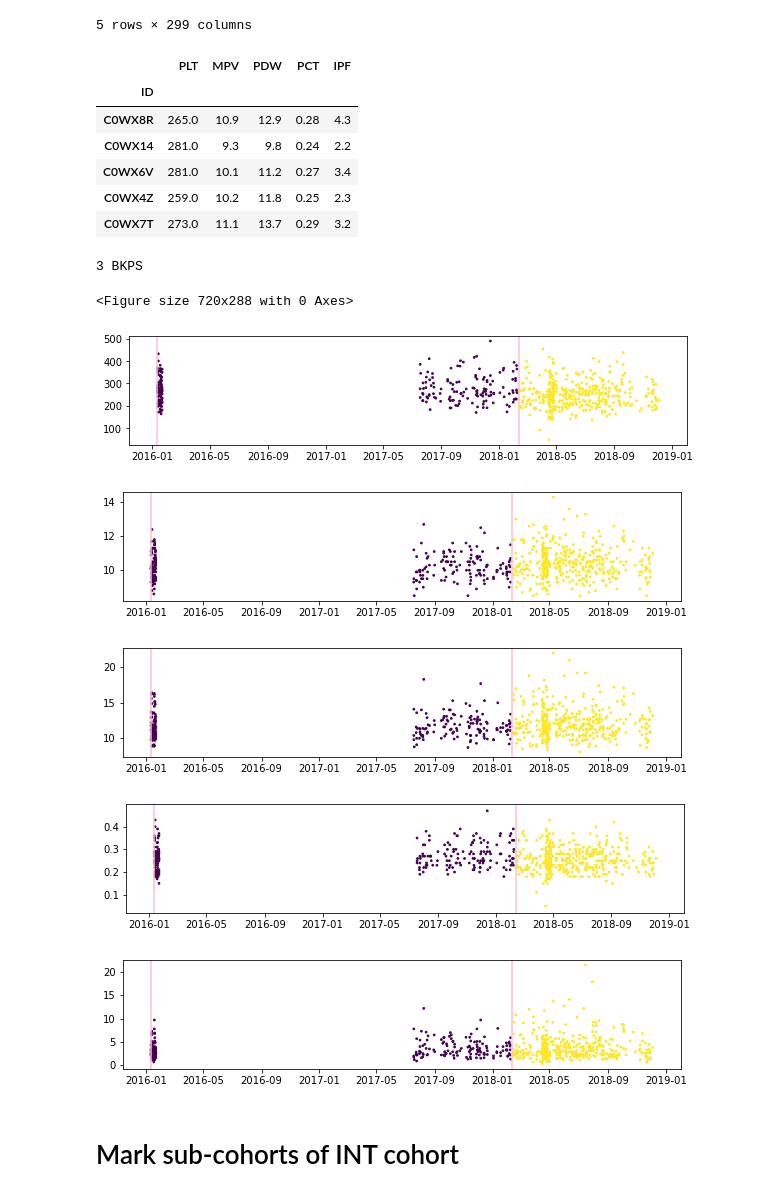
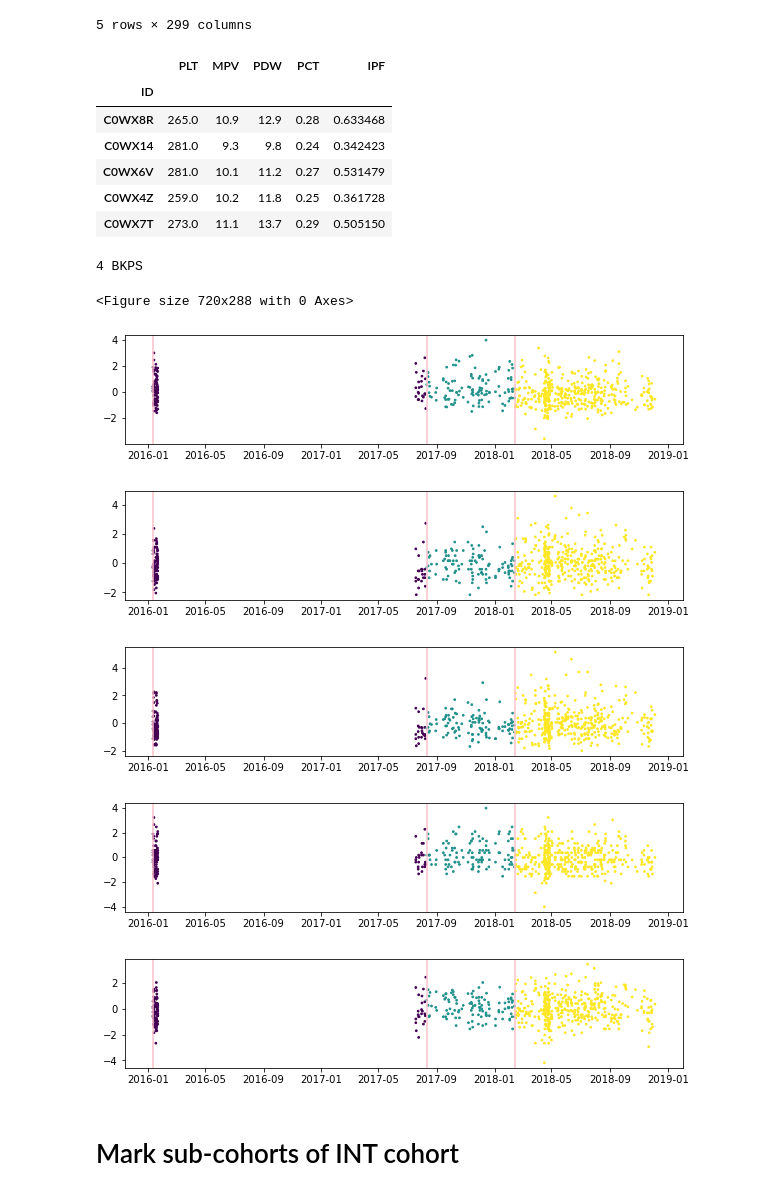
Before and after one commit to hippover/sysmex2pf, a Jupyter notebook: HV-1-Sysmex_features.ipynb, the cells around one changed output. Drawn from its saved outputs; the diff is of its cells as text; code cells hidden in the pictures.

```diff
--- a/HV-1-Sysmex_features.ipynb
+++ b/HV-1-Sysmex_features.ipynb
@@ -33,13 +33,15 @@ sys_phen.head()
 # %%
 sys_features = sys_phen.set_index("ID")[SYS_FEATURES]
 assert sys_features.shape[0] == sys_phen.ID.nunique()
+# %%
+sys_features["IPF"] = np.log10(sys_features["IPF"])
 # %%
 sys_features.head()
 # %% [output]
 |  | PLT | MPV | PDW | PCT | IPF |
 | ID |  |  |  |  |  |
-| C0WX8R | 265.0 | 10.9 | 12.9 | 0.28 | 4.3 |
-| C0WX14 | 281.0 | 9.3 | 9.8 | 0.24 | 2.2 |
-| C0WX6V | 281.0 | 10.1 | 11.2 | 0.27 | 3.4 |
-| C0WX4Z | 259.0 | 10.2 | 11.8 | 0.25 | 2.3 |
-| C0WX7T | 273.0 | 11.1 | 13.7 | 0.29 | 3.2 |
+| C0WX8R | 265.0 | 10.9 | 12.9 | 0.28 | 0.633468 |
+| C0WX14 | 281.0 | 9.3 | 9.8 | 0.24 | 0.342423 |
+| C0WX6V | 281.0 | 10.1 | 11.2 | 0.27 | 0.531479 |
+| C0WX4Z | 259.0 | 10.2 | 11.8 | 0.25 | 0.361728 |
+| C0WX7T | 273.0 | 11.1 | 13.7 | 0.29 | 0.505150 |
@@ -49,31 +48,35 @@ X = X.values
+# %%
+X = sys_features.copy()
+X -= X.mean(axis=0)
+X /= X.std(axis=0)
 # %%
-algo_c = rp.KernelCPD(kernel="rbf", min_size=50).fit(
-    X
+algo_c = rp.KernelCPD(kernel="rbf", min_size=40).fit(
+    X.values
 )
 # %%
 bkps = algo_c.predict(pen=1.6)
 bkps = [0] + bkps
 print("%d BKPS" % len(bkps))
 
 sys_features["cohort"] = 0
 sys_features["rank"] = np.arange(sys_features.shape[0])
 for b in bkps[1:]:
     sys_features.loc[sys_features["rank"] >= b,"cohort"] += 1
 
 plt.figure(figsize=(10,4))
 for i in range(X.shape[1]):
     plt.figure(figsize=(10,2))
-    plt.scatter(sys_phen.time_col,X[:,i],s=3,c=sys_features.cohort)
+    plt.scatter(sys_phen.time_col,X.iloc[:,i],s=3,c=sys_features.cohort)
     for b in bkps[:-1]:
         plt.axvline(sys_phen.time_col.iloc[b],c="pink")
 # %% [output]
-3 BKPS
+4 BKPS
 <Figure size 720x288 with 0 Axes>
-[figure, old version]
+[figure, new version]
-[figure, old version]
+[figure, new version]
-[figure, old version]
+[figure, new version]
-[figure, old version]
+[figure, new version]
-[figure, old version]
+[figure, new version]
 # %% [markdown]
 # Mark sub-cohorts of INT cohort
 # %%
```
Also changed, not shown: parts of 25 cells of this notebook, 32 other files.
